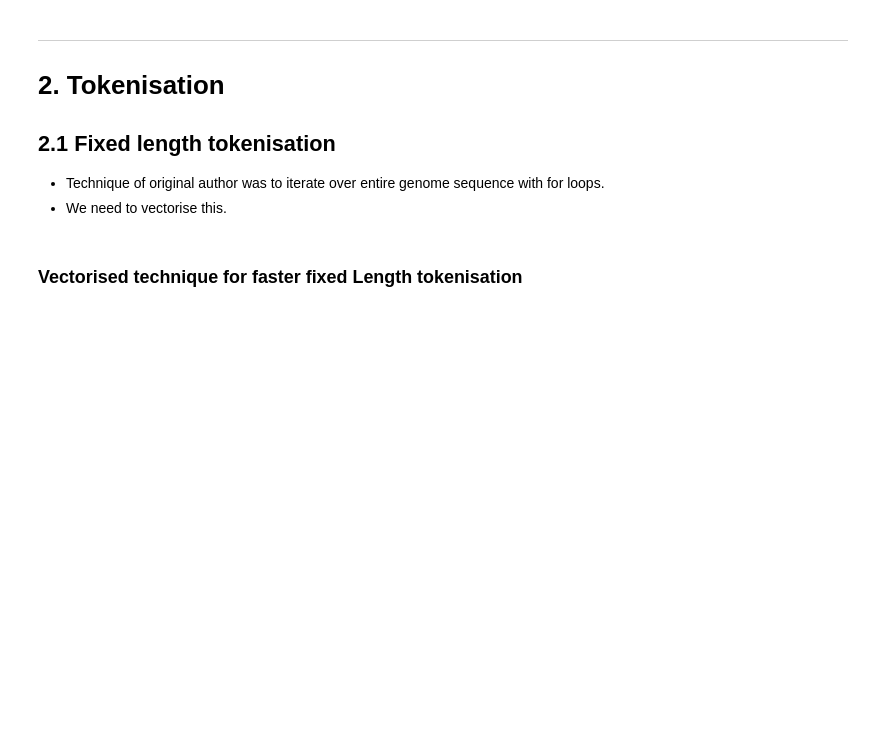
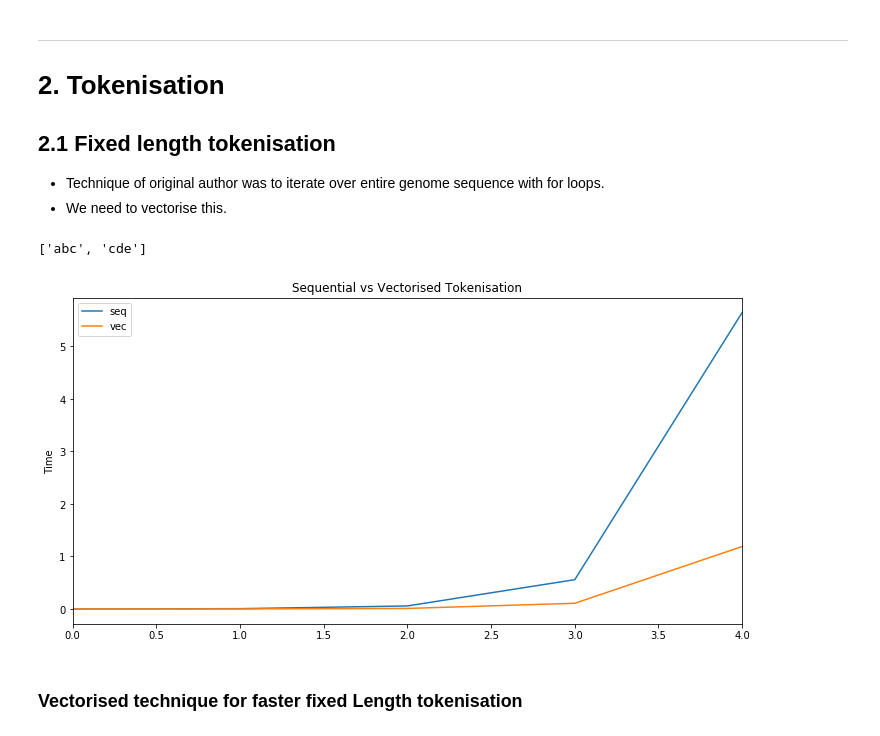
Before and after one commit to athon-millane/thesis, a Jupyter notebook: notebooks/2_seq_modelling/1_tokenisation.ipynb, the cells around one changed output. Drawn from its saved outputs; the diff is of its cells as text; code cells hidden in the pictures; blank space fills up the shorter version.

```diff
--- a/notebooks/2_seq_modelling/1_tokenisation.ipynb
+++ b/notebooks/2_seq_modelling/1_tokenisation.ipynb
@@ -51,12 +51,12 @@ THESIS      = HOME / Path('thesis/')
 HUMAN       = THESIS / Path('data/human/')
 # %%
 # Dataset params
-NROWS_TRAIN     = 10000
-NROWS_VAL       = 10000
+NROWS_TRAIN     = 20000
+NROWS_VAL       = 20000
 BATCH_SIZE      = 100
 
 # Tokenisation - fixed
-NGRAM_STRIDE    = [(3,1),(5,3),(7,5)]  #(ngram,stride) combinations for tokenisation
+NGRAM_STRIDE    = [(3,1),(5,1),(7,1)]  #(ngram,stride) combinations for tokenisation
 
 # Tokenisation - variable
 MAX_VOCAB       = [4**3, 4**5, 4**7]
@@ -77,6 +77,11 @@ df_va = df[NROWS_TRAIN:NROWS_TRAIN+NROWS_VAL]
 ## 2.1 Fixed length tokenisation
 - Technique of original author was to iterate over entire genome sequence with for loops.
 - We need to vectorise this.
+# %%
+data = np.array([['a','b','c'],['c','d','e']])
+[d.astype('|S1').tostring().decode('utf-8') for d in data]
+# %% [output]
+['abc', 'cde']
 # %%
 # from tools.tokenizers import seq_tokenizer, vec_tokenizer
 
@@ -84,44 +89,47 @@ def seq_tokenizer(t, ngram, stride):
     import time
     t = t.upper()
     if ngram == 1:
         toks = list(t)
     else:
         start = time.time()
         toks = [t[i:i+ngram] for i in range(0, len(t), stride) if len(t[i:i+ngram]) == ngram]
 
     if len(toks[-1]) < ngram:
         toks = toks[:-1]
 
     return toks,time.time() - start
 
-def vec_tokenizer(a, ngram=3, stride=1, padnum=0):
-    import time
+def vec_tokenizer(a, ngram, stride):
+    import numpy as np; import time
+
+    def my_func(a):
+        return (a[0] + a[1] + a[2])
+
     start = time.time()
-    a = np.array(list(a)).astype(object)
-    n = a.strides[0]
-    nrows = ((a.size)//stride)
-    strided = np.lib.stride_tricks.as_strided
-    out = strided(a[(ngram-1):-(stride-1)], shape=(nrows,ngram), strides=(stride*n,-n))[:,::-1]
-    out = out[ngram-1:,:]
-    toks = list(out[:,0] + out[:,1] + out[:,2])
-    return toks,time.time() - start
+    a = np.array(list(a))
+    shape = ((a.size - ngram)//stride + 1, ngram)
+    strides = (a.itemsize*stride, a.itemsize)
+    data = np.lib.stride_tricks.as_strided(a, shape=shape, strides=strides)
+    return data, time.time() - start
 
 # Test how well the vectorisation works
 def test_tokenizers():
     seq_=[]; vec_=[]
     for i in [1,10,100,1000,10000]:
         test = ''.join([''.join(row) for row in df.head(i).values[:,0]])
-        toks ,time = seq_tokenizer(test, 3, 1);seq_.append(time)
+        toks ,time  = seq_tokenizer(test, 3, 1);seq_.append(time)
         toks_,time_ = vec_tokenizer(test, 3, 1);vec_.append(time_)
 
     fig,ax = plt.subplots(figsize=(12,6))
 
     stats=pd.DataFrame({'seq':seq_,'vec':vec_})
     stats.plot(ax=ax)
     ax.set_title('Sequential vs Vectorised Tokenisation')
     ax.set_ylabel('Time')
 
 test_tokenizers()
+# %% [output]
+[figure, added]
 # %% [markdown]
 ### Vectorised technique for faster fixed Length tokenisation
 # %%
```
Also changed, not shown: parts of 35 cells of this notebook, 3 other files.
